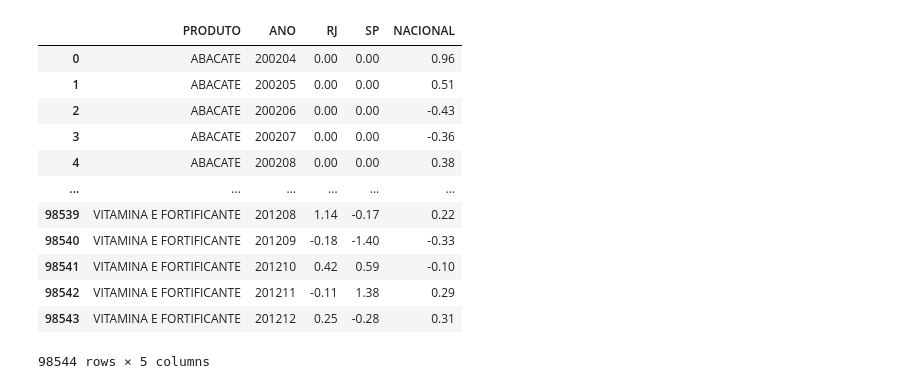
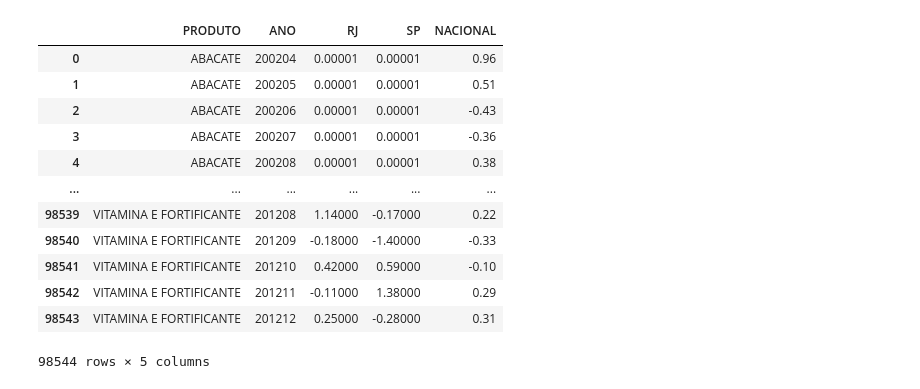
Before and after one commit to alerosenberg/rais_ale, a Jupyter notebook: IPCA.ipynb, the cells around one changed output. Saved outputs shown, nothing was run; the diff lists cells and outputs as text; code cells hidden in the pictures.

```diff
--- a/IPCA.ipynb
+++ b/IPCA.ipynb
@@ -74,20 +74,20 @@ Saving COLAB_IPCA.xlsx to COLAB_IPCA (1).xlsx
 # %%
 import io
-ipca = pd.read_excel(io.BytesIO(uploaded['COLAB_IPCA.xlsx']))
+ipca = pd.read_excel(io.BytesIO(uploaded['COLAB_IPCAt.xlsx']))
 ipca
 # %% [output]
 |  | PRODUTO | ANO | RJ | SP | NACIONAL |
-| 0 | ABACATE | 200204 | 0.00 | 0.00 | 0.96 |
-| 1 | ABACATE | 200205 | 0.00 | 0.00 | 0.51 |
-| 2 | ABACATE | 200206 | 0.00 | 0.00 | -0.43 |
-| 3 | ABACATE | 200207 | 0.00 | 0.00 | -0.36 |
-| 4 | ABACATE | 200208 | 0.00 | 0.00 | 0.38 |
+| 0 | ABACATE | 200204 | 0.00001 | 0.00001 | 0.96 |
+| 1 | ABACATE | 200205 | 0.00001 | 0.00001 | 0.51 |
+| 2 | ABACATE | 200206 | 0.00001 | 0.00001 | -0.43 |
+| 3 | ABACATE | 200207 | 0.00001 | 0.00001 | -0.36 |
+| 4 | ABACATE | 200208 | 0.00001 | 0.00001 | 0.38 |
 | ... | ... | ... | ... | ... | ... |
-| 98539 | VITAMINA E FORTIFICANTE | 201208 | 1.14 | -0.17 | 0.22 |
-| 98540 | VITAMINA E FORTIFICANTE | 201209 | -0.18 | -1.40 | -0.33 |
-| 98541 | VITAMINA E FORTIFICANTE | 201210 | 0.42 | 0.59 | -0.10 |
-| 98542 | VITAMINA E FORTIFICANTE | 201211 | -0.11 | 1.38 | 0.29 |
-| 98543 | VITAMINA E FORTIFICANTE | 201212 | 0.25 | -0.28 | 0.31 |
+| 98539 | VITAMINA E FORTIFICANTE | 201208 | 1.14000 | -0.17000 | 0.22 |
+| 98540 | VITAMINA E FORTIFICANTE | 201209 | -0.18000 | -1.40000 | -0.33 |
+| 98541 | VITAMINA E FORTIFICANTE | 201210 | 0.42000 | 0.59000 | -0.10 |
+| 98542 | VITAMINA E FORTIFICANTE | 201211 | -0.11000 | 1.38000 | 0.29 |
+| 98543 | VITAMINA E FORTIFICANTE | 201212 | 0.25000 | -0.28000 | 0.31 |
 98544 rows × 5 columns
 # %%
 ipcas = ipca.sort_values(by=['PRODUTO','ANO'], ascending=[True, True])
```
Also changed, not shown: parts of 9 cells of this notebook.
